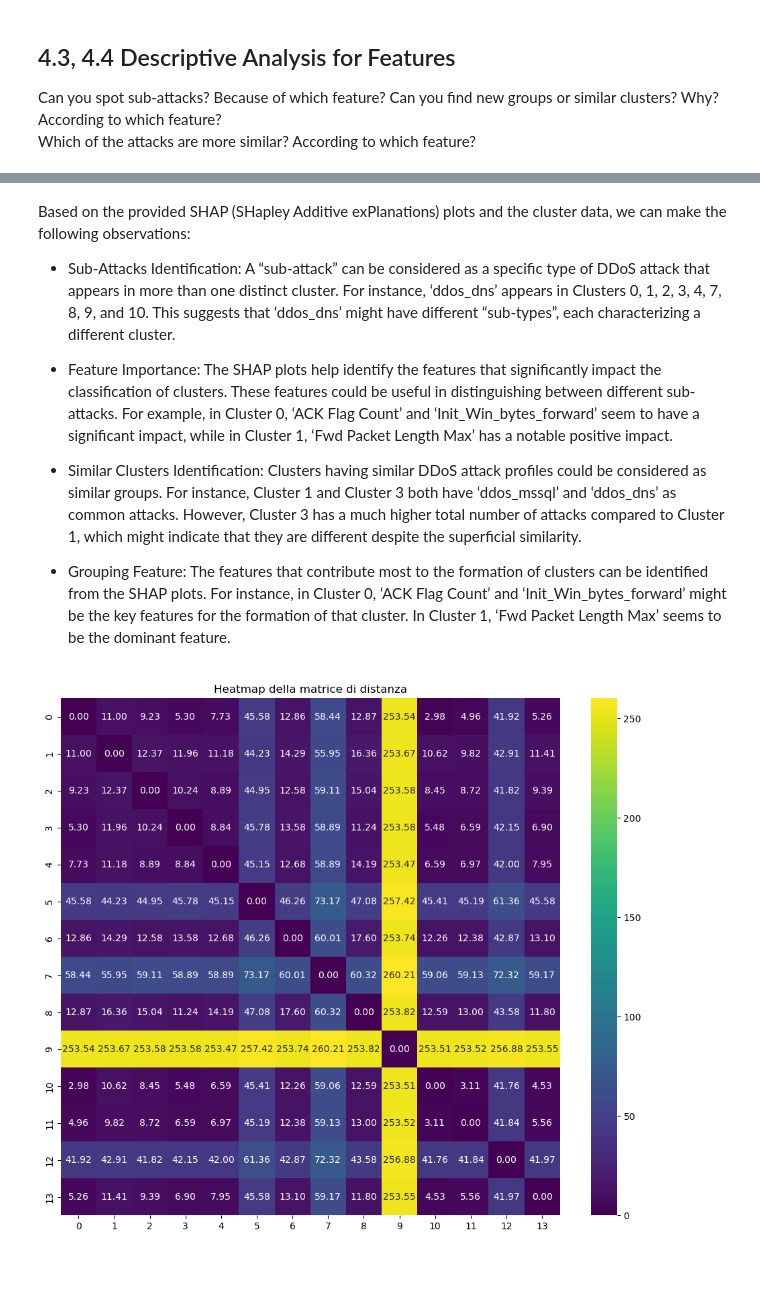
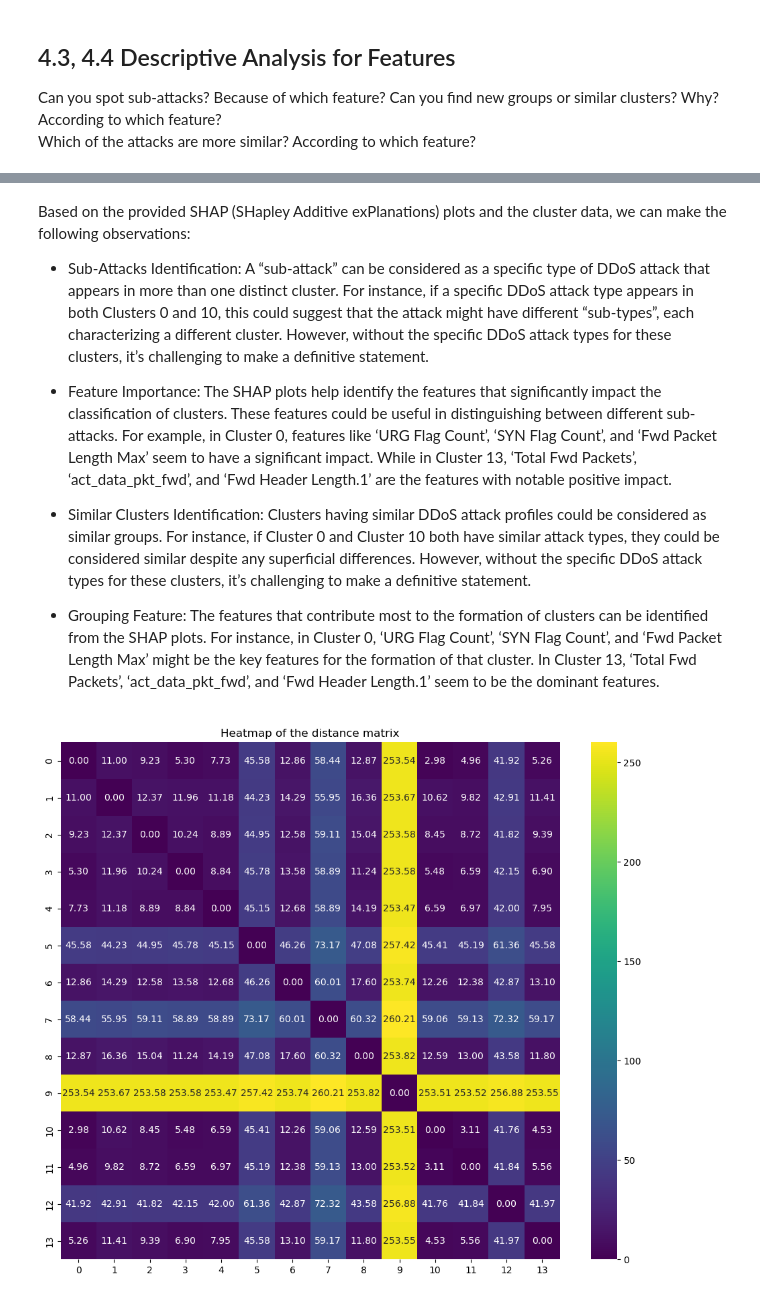
Before and after one commit to n4rciso/DDoS-Detection-using-Machine-Learning, a Jupyter notebook: ToSubmit/ML4N_Project_group9_Section_3&4.ipynb, the cells around one changed output, grey strips where cells are left out. Cells and saved outputs as stored; diff of their text form; code cells hidden in the pictures; blank space fills up the shorter version.

Commit message:
4.3 and 4.4 analysis did again on corrected data

```diff
--- a/ToSubmit/ML4N_Project_group9_Section_3&4.ipynb
+++ b/ToSubmit/ML4N_Project_group9_Section_3&4.ipynb
@@ -596,29 +598,29 @@ Cluster 5
 # %% [markdown]
 Based on the provided SHAP (SHapley Additive exPlanations) plots and the cluster data, we can make the following observations:
 
-+ Sub-Attacks Identification: A “sub-attack” can be considered as a specific type of DDoS attack that appears in more than one distinct cluster. For instance, ‘ddos_dns’ appears in Clusters 0, 1, 2, 3, 4, 7, 8, 9, and 10. This suggests that ‘ddos_dns’ might have different “sub-types”, each characterizing a different cluster.
+* Sub-Attacks Identification: A “sub-attack” can be considered as a specific type of DDoS attack that appears in more than one distinct cluster. For instance, if a specific DDoS attack type appears in both Clusters 0 and 10, this could suggest that the attack might have different “sub-types”, each characterizing a different cluster. However, without the specific DDoS attack types for these clusters, it’s challenging to make a definitive statement.
 
-* Feature Importance: The SHAP plots help identify the features that significantly impact the classification of clusters. These features could be useful in distinguishing between different sub-attacks. For example, in Cluster 0, ‘ACK Flag Count’ and ‘Init_Win_bytes_forward’ seem to have a significant impact, while in Cluster 1, ‘Fwd Packet Length Max’ has a notable positive impact.
+* Feature Importance: The SHAP plots help identify the features that significantly impact the classification of clusters. These features could be useful in distinguishing between different sub-attacks. For example, in Cluster 0, features like ‘URG Flag Count’, ‘SYN Flag Count’, and ‘Fwd Packet Length Max’ seem to have a significant impact. While in Cluster 13, ‘Total Fwd Packets’, ‘act_data_pkt_fwd’, and ‘Fwd Header Length.1’ are the features with notable positive impact.
 
-* Similar Clusters Identification: Clusters having similar DDoS attack profiles could be considered as similar groups. For instance, Cluster 1 and Cluster 3 both have ‘ddos_mssql’ and ‘ddos_dns’ as common attacks. However, Cluster 3 has a much higher total number of attacks compared to Cluster 1, which might indicate that they are different despite the superficial similarity.
+* Similar Clusters Identification: Clusters having similar DDoS attack profiles could be considered as similar groups. For instance, if Cluster 0 and Cluster 10 both have similar attack types, they could be considered similar despite any superficial differences. However, without the specific DDoS attack types for these clusters, it’s challenging to make a definitive statement.
 
-* Grouping Feature: The features that contribute most to the formation of clusters can be identified from the SHAP plots. For instance, in Cluster 0, ‘ACK Flag Count’ and ‘Init_Win_bytes_forward’ might be the key features for the formation of that cluster. In Cluster 1, ‘Fwd Packet Length Max’ seems to be the dominant feature.
+* Grouping Feature: The features that contribute most to the formation of clusters can be identified from the SHAP plots. For instance, in Cluster 0, ‘URG Flag Count’, ‘SYN Flag Count’, and ‘Fwd Packet Length Max’ might be the key features for the formation of that cluster. In Cluster 13, ‘Total Fwd Packets’, ‘act_data_pkt_fwd’, and ‘Fwd Header Length.1’ seem to be the dominant features.
 # %%
 from scipy.spatial.distance import cdist
 
 # Calculate cluster centroids
 centroids = X_df.groupby('Cluster_Labels').mean()
 
 # Calculate the distance matrix
 dist_matrix = cdist(centroids, centroids)
 
 # Create a heatmap of the distance matrix
 plt.figure(figsize=(12, 10))
 sns.heatmap(dist_matrix, annot=True, fmt=".2f", cmap='viridis')
-plt.title('Distance matrix heatmap')
+plt.title("Heatmap of the distance matrix")
 plt.show()
 # %% [output]
-[figure, old version]
+[figure, new version]
 # %% [markdown]
 The heatmap above is a visual representation of the distance matrix between the centroids of the clusters. The distance between centroids, calculated using the `cdist` function from the `scipy.spatial.distance` module, is a measure of dissimilarity between clusters.
 
```
Also changed, not shown: parts of 13 cells of this notebook.
